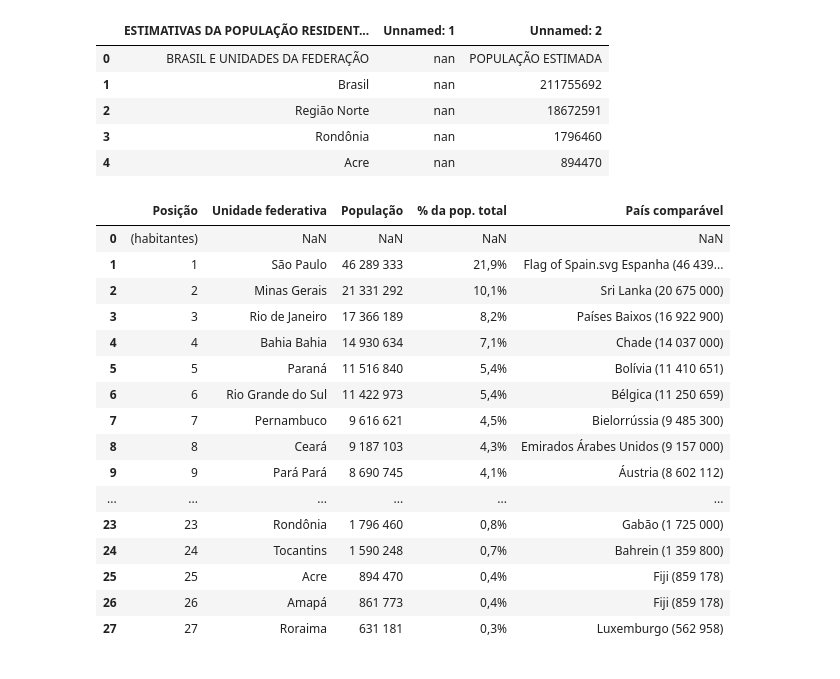
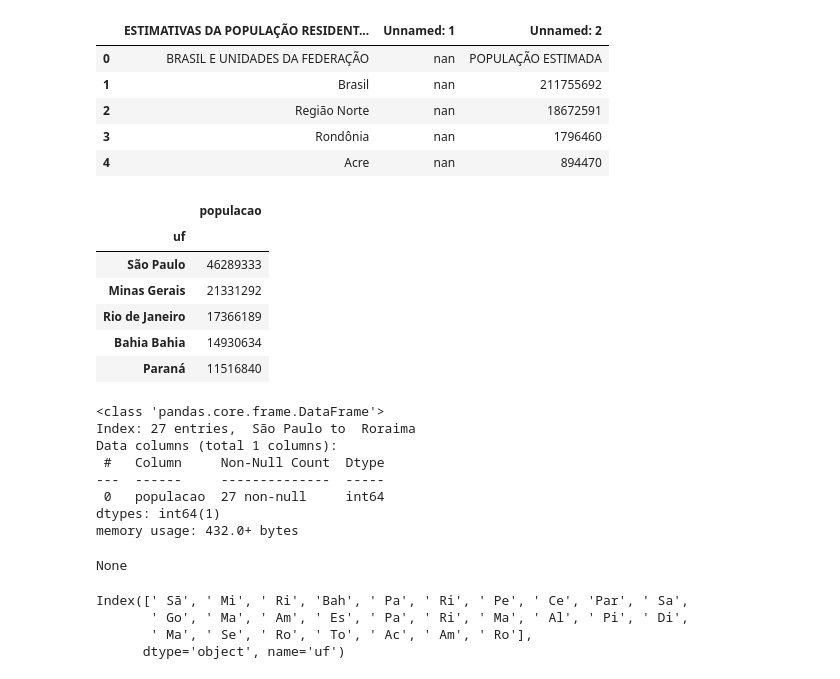
Before and after one commit to p3dr3nriqu3/boocamp_alura, a Jupyter notebook: Bootcamp_Datascience.ipynb, the cells around one changed output. Drawn from its saved outputs; the diff is of its cells as text; code cells hidden in the pictures.

```diff
--- a/Bootcamp_Datascience.ipynb
+++ b/Bootcamp_Datascience.ipynb
@@ -505,24 +509,36 @@ dados_da_populacao = """Posição	Unidade federativa	População	% da pop. total
 # %%
 from io import StringIO
 
 dados_da_populacao_io = StringIO(dados_da_populacao)
 
-pd.read_csv(dados_da_populacao_io, sep= "\t")
+populacao = pd.read_csv(dados_da_populacao_io, sep= "\t")
+populacao = populacao.dropna()
+populacao["populacao"] = populacao["População"].str.replace(" ","").astype(int)
+populacao["uf"] = populacao["Unidade federativa"]
+populacao = populacao[["populacao", "uf"]].set_index("uf")
+display(populacao.head())
+display(populacao.info())
 # %% [output]
-|  | Posição | Unidade federativa | População | % da pop. total | País comparável |
-| 0 | (habitantes) | NaN | NaN | NaN | NaN |
-| 1 | 1 | São Paulo | 46 289 333 | 21,9% | Flag of Spain.svg Espanha (46 439... |
-| 2 | 2 | Minas Gerais | 21 331 292 | 10,1% | Sri Lanka (20 675 000) |
-| 3 | 3 | Rio de Janeiro | 17 366 189 | 8,2% | Países Baixos (16 922 900) |
-| 4 | 4 | Bahia Bahia | 14 930 634 | 7,1% | Chade (14 037 000) |
-| 5 | 5 | Paraná | 11 516 840 | 5,4% | Bolívia (11 410 651) |
-| 6 | 6 | Rio Grande do Sul | 11 422 973 | 5,4% | Bélgica (11 250 659) |
-| 7 | 7 | Pernambuco | 9 616 621 | 4,5% | Bielorrússia (9 485 300) |
-| 8 | 8 | Ceará | 9 187 103 | 4,3% | Emirados Árabes Unidos (9 157 000) |
-| 9 | 9 | Pará Pará | 8 690 745 | 4,1% | Áustria (8 602 112) |
-| ... | ... | ... | ... | ... | ... |
-| 23 | 23 | Rondônia | 1 796 460 | 0,8% | Gabão (1 725 000) |
-| 24 | 24 | Tocantins | 1 590 248 | 0,7% | Bahrein (1 359 800) |
-| 25 | 25 | Acre | 894 470 | 0,4% | Fiji (859 178) |
-| 26 | 26 | Amapá | 861 773 | 0,4% | Fiji (859 178) |
-| 27 | 27 | Roraima | 631 181 | 0,3% | Luxemburgo (562 958) |
+|  | populacao |
+| uf |  |
+| São Paulo | 46289333 |
+| Minas Gerais | 21331292 |
+| Rio de Janeiro | 17366189 |
+| Bahia Bahia | 14930634 |
+| Paraná | 11516840 |
+<class 'pandas.core.frame.DataFrame'>
+Index: 27 entries,  São Paulo to  Roraima
+Data columns (total 1 columns):
+ #   Column     Non-Null Count  Dtype
+---  ------     --------------  -----
+ 0   populacao  27 non-null     int64
+dtypes: int64(1)
+memory usage: 432.0+ bytes
+None
+# %%
+populacao.index.str[ :3]
+# %% [output]
+Index([' Sã', ' Mi', ' Ri', 'Bah', ' Pa', ' Ri', ' Pe', ' Ce', 'Par', ' Sa',
+       ' Go', ' Ma', ' Am', ' Es', ' Pa', ' Ri', ' Ma', ' Al', ' Pi', ' Di',
+       ' Ma', ' Se', ' Ro', ' To', ' Ac', ' Am', ' Ro'],
+      dtype='object', name='uf')
```
Also changed, not shown: parts of 10 cells of this notebook.
